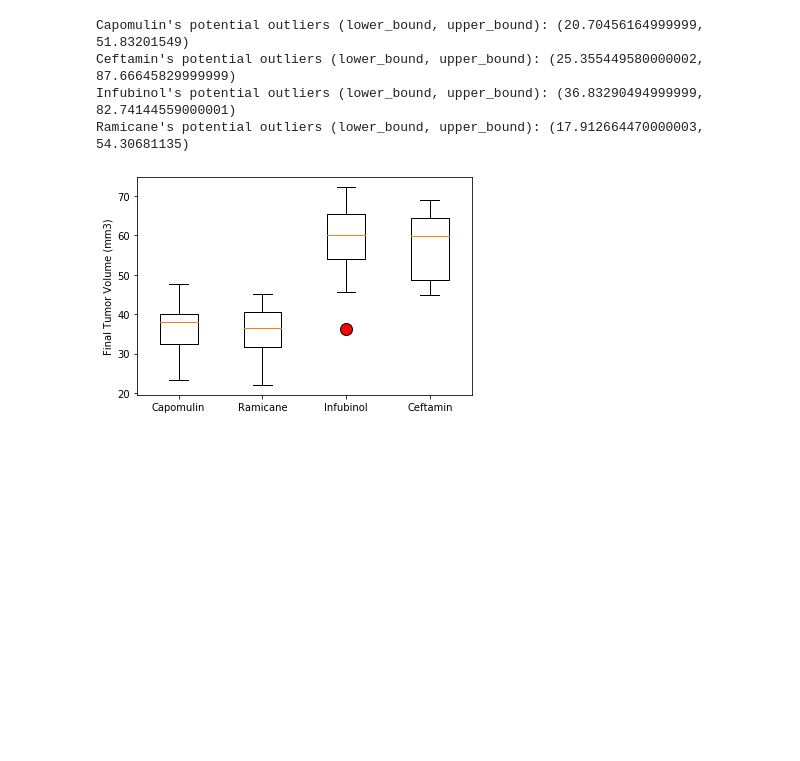
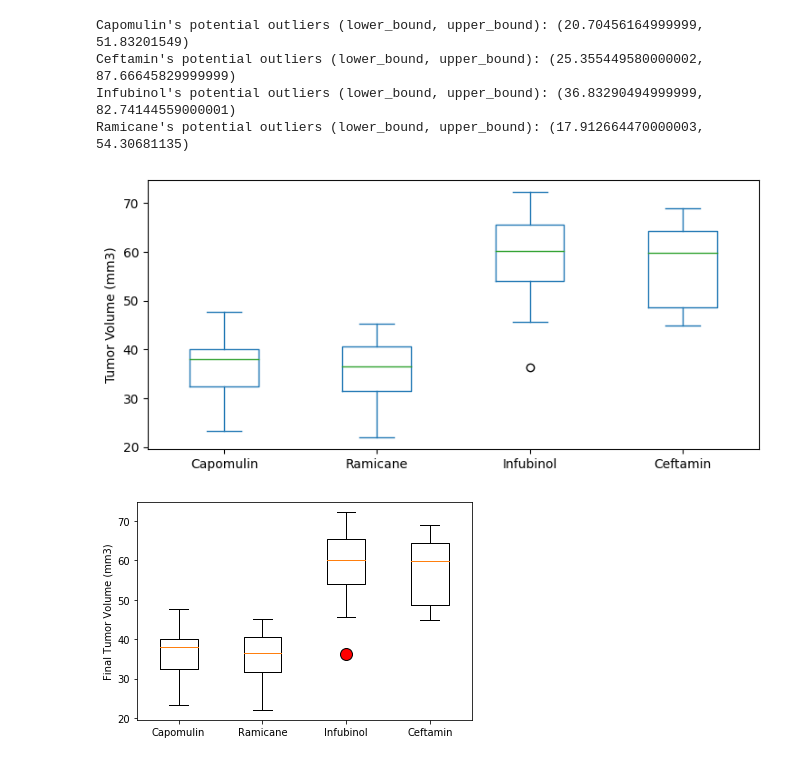
Before and after one commit to joelpangilinan/matplotlib-challenge, a Jupyter notebook: pymaceuticals_starter-Copy2.ipynb, the cells around one changed output. Drawn from its saved outputs; the diff is of its cells as text; code cells hidden in the pictures; blank space fills up the shorter version.

Commit message:
done with box plot

```diff
--- a/pymaceuticals_starter-Copy2.ipynb
+++ b/pymaceuticals_starter-Copy2.ipynb
@@ -622,3 +620,35 @@ Ramicane's potential outliers (lower_bound, upper_bound): (17.912664470000003, 5
+# %%
+# Reset index for Capomulin tumor volume data
+tumor_volume_capomulin_data = tumor_volume_capomulin_data.reset_index(drop=True)
+# %%
+# Reset index for Cetamin tumor volume data
+tumor_volume_ceftamin_data = tumor_volume_ceftamin_data.reset_index(drop=True)
+# %%
+# Reset index for Infubinol tumor volume data
+tumor_volume_infubinol_data = tumor_volume_infubinol_data.reset_index(drop=True)
+# %%
+# Reset index for Ramicane tumor volume data
+tumor_volume_ramicane_data = tumor_volume_ramicane_data.reset_index(drop=True)
+# %%
+# Generate a box plot that shows the distrubution of the tumor volume for each treatment group.
+
+# Set the figure size
+# plt.rcParams["figure.figsize"] = [7.50, 3.50]
+# plt.rcParams["figure.autolayout"] = True
+
+# Create the dataframe for the box plot
+box_plot_df = pd.DataFrame({
+    "Capomulin":tumor_volume_capomulin_data,
+    "Ceftamin":tumor_volume_ceftamin_data,
+    "Infubinol":tumor_volume_infubinol_data,
+    "Ramicane":tumor_volume_ramicane_data
+})
+
+# Create the box plot
+ax = box_plot_df[["Capomulin", "Ramicane", "Infubinol", "Ceftamin"]].plot(kind="box", ylabel="Tumor Volume (mm3)")
+plt.show()
+# %% [output]
+[figure, added]
 # %%
 # Generate a box plot that shows the distrubution of the tumor volume for each treatment group.
 # %% [output]
```
Also changed, not shown: parts of 5 cells of this notebook.
